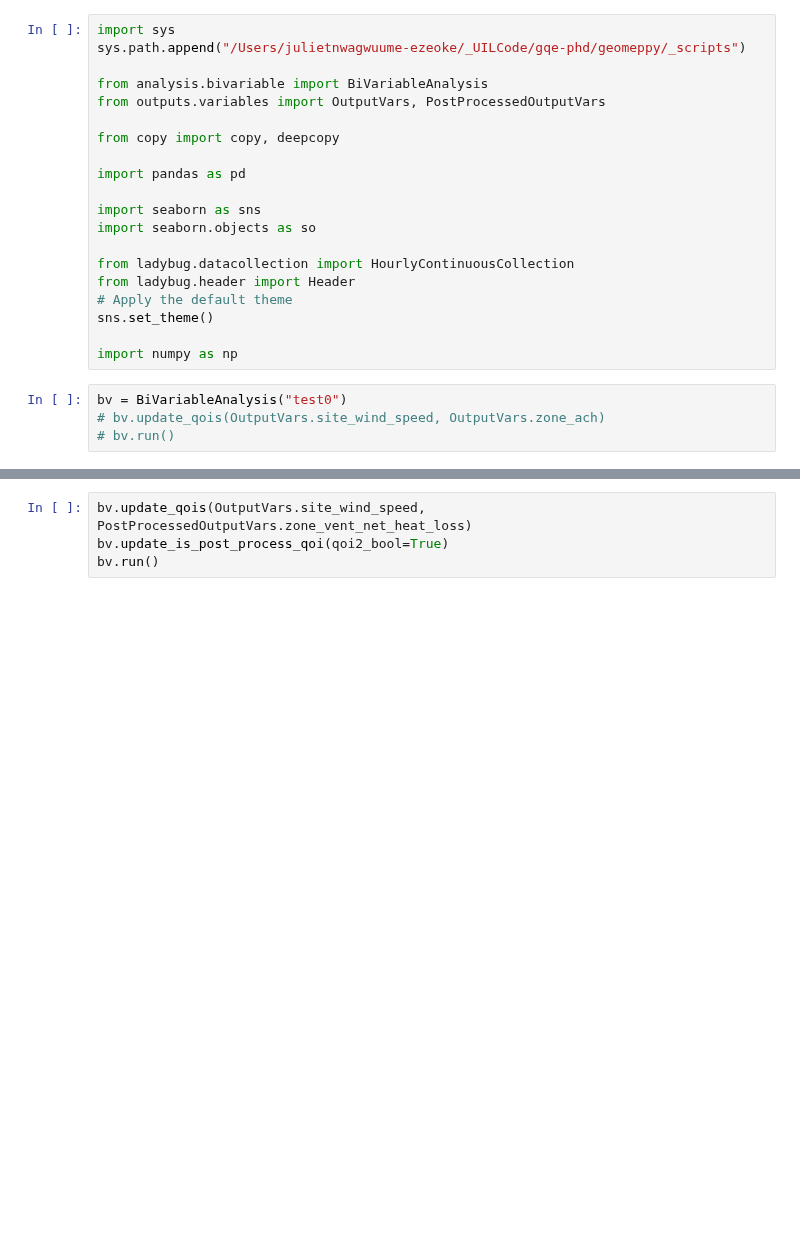
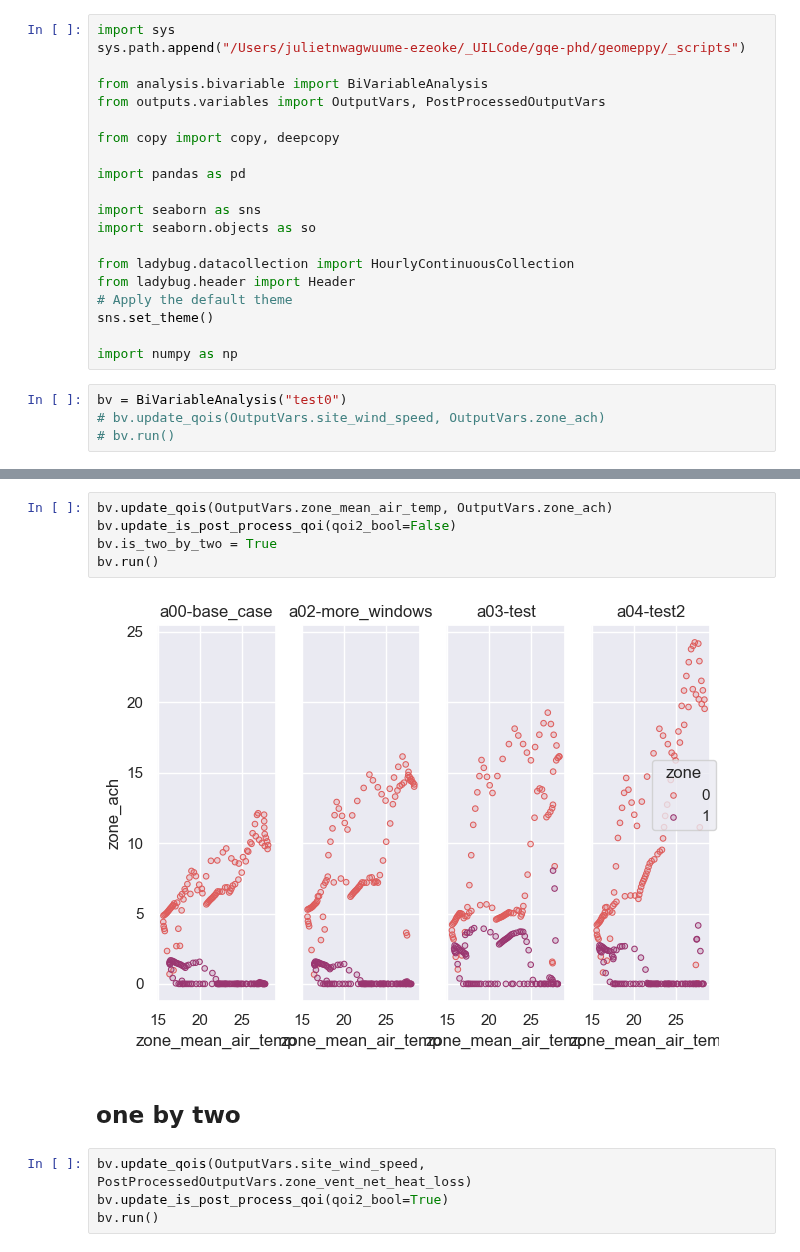
Before and after one commit to juliet29/plan2EPlus, a Jupyter notebook: _notebooks/analysis/t01_ach.ipynb, the cells around one changed output, grey strips where cells are left out. Cells and saved outputs as stored; diff of their text form; blank space fills up the shorter version.

```diff
--- a/_notebooks/analysis/t01_ach.ipynb
+++ b/_notebooks/analysis/t01_ach.ipynb
@@ -25,3 +41,12 @@ bv = BiVariableAnalysis("test0")
+# %%
+bv.update_qois(OutputVars.zone_mean_air_temp, OutputVars.zone_ach)
+bv.update_is_post_process_qoi(qoi2_bool=False)
+bv.is_two_by_two = True
+bv.run()
+# %% [output]
+[figure, added]
+# %% [markdown]
+## one by two
 # %%
 bv.update_qois(OutputVars.site_wind_speed, PostProcessedOutputVars.zone_vent_net_heat_loss)
 bv.update_is_post_process_qoi(qoi2_bool=True)
```
Also changed, not shown: parts of 12 cells of this notebook, 24 other files.
